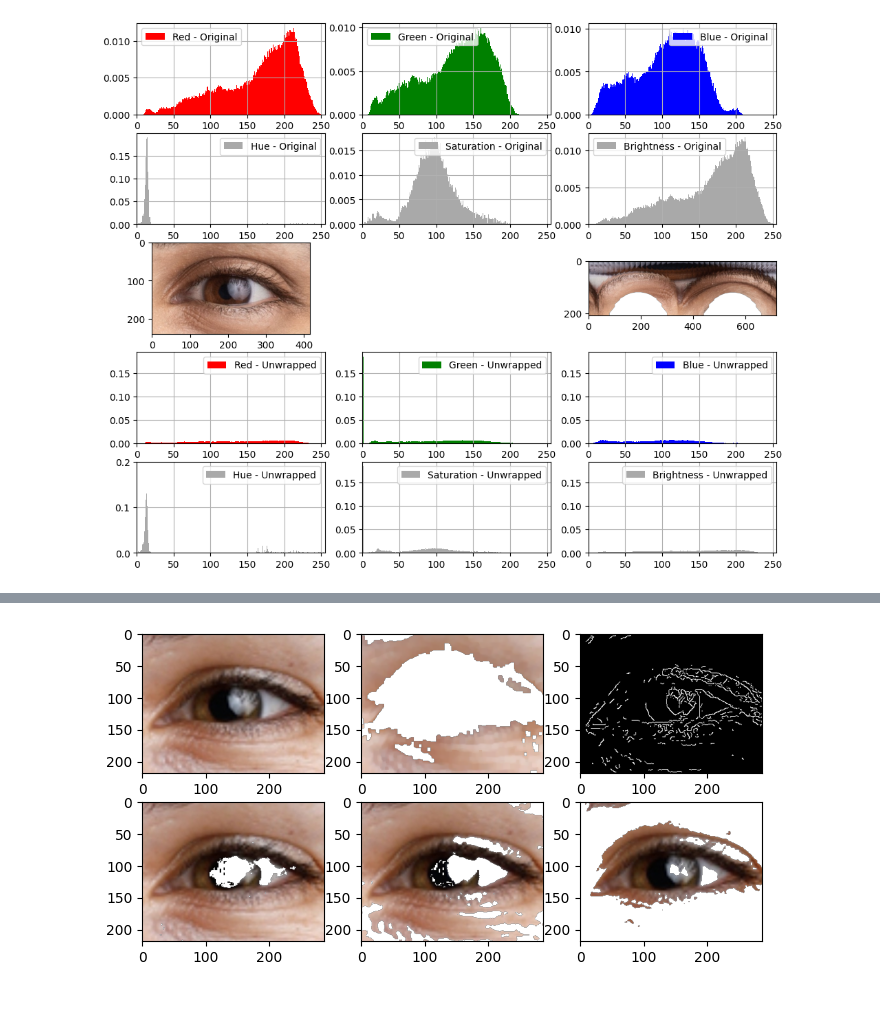
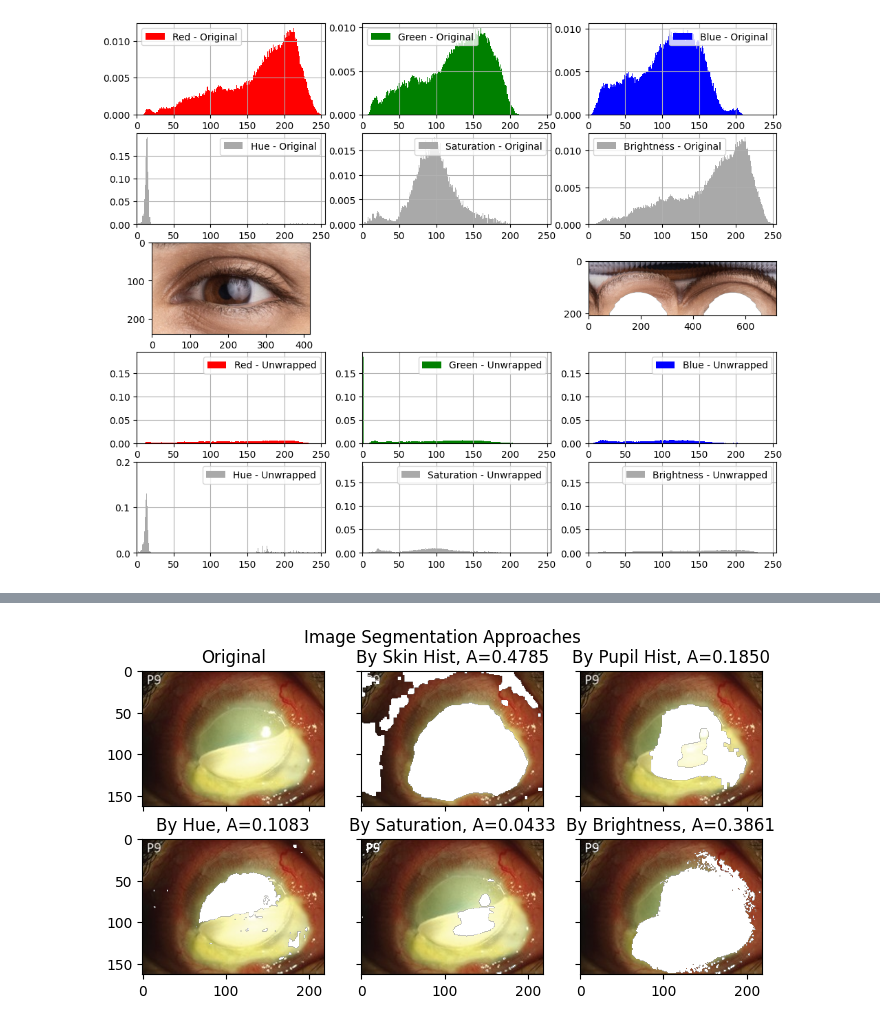
Before and after one commit to ethanrasmussen/EyeTraumaAnalysis, a Jupyter notebook: src/notebooks/skin_removal.ipynb, the cells around one changed output, grey strips where cells are left out. Cells and saved outputs as stored; diff of their text form; code cells hidden in the pictures.

```diff
--- a/src/notebooks/skin_removal.ipynb
+++ b/src/notebooks/skin_removal.ipynb
@@ -57,4 +59,6 @@ axs[1].legend();
 # %%
+image = EyeTraumaAnalysis.Image("data/01_raw/00001_li.jpg")
+
 img_hsv = mpl.colors.rgb_to_hsv(image.img[...,:3]/255.0) * 255
 
 fig, axs = plt.subplots(3, 3, figsize=(12,6))
@@ -62,6 +66,7 @@ fig, axs = plt.subplots(3, 3, figsize=(12,6))
 axs[0,0].imshow(image.img)
 
 axs[0,1].imshow(np.transpose(concatenated, axes=[1,0,2]))
+axs[0,2].axis("off")
 
 axs[1,0].hist(image.img[...,0].ravel(),256,[0,256],density=True, facecolor="red", label="Red");
 axs[1,1].hist(image.img[...,1].ravel(),256,[0,256],density=True, facecolor="green", label="Green");
@@ -131,21 +126,28 @@ for ind, ax in enumerate(axs[3:,:].reshape(-1)):
 # %% [output]
 [figure]
 # %%
-image = EyeTraumaAnalysis.Image("data/01_raw/11004.jpg")
+image = EyeTraumaAnalysis.Image("data/01_raw/00001_li.jpg")
 img_rgb1 = image.img
 img_hsv1 = mpl.colors.rgb_to_hsv(img_rgb1[...,:3]/255.0) * 255
 
 fig, axs = plt.subplots(3, 3, sharex=True, sharey=True)
 axs[0,0].axis("off")
 axs[0,1].imshow(img_rgb1)
+axs[0,1].set_title("Original")
 axs[0,2].axis("off")
 
 axs[1,0].imshow(img_rgb1[...,0], vmin=0, vmax=255, cmap="Reds");
+axs[1,0].set_title("Red (R)")
 axs[1,1].imshow(img_rgb1[...,1], vmin=0, vmax=255, cmap="Blues");
+axs[1,1].set_title("Blue (B)")
 axs[1,2].imshow(img_rgb1[...,2], vmin=0, vmax=255, cmap="Greens");
+axs[1,2].set_title("Green (G)")
 axs[2,0].imshow(img_hsv1[...,0], vmin=0, vmax=255, cmap="Greys");
+axs[2,0].set_title("Hue (H)")
 axs[2,1].imshow(img_hsv1[...,1], vmin=0, vmax=255, cmap="Greys");
+axs[2,1].set_title("Saturation (S)")
 axs[2,2].imshow(img_hsv1[...,2], vmin=0, vmax=255, cmap="Greys");
+axs[2,2].set_title("Brightness (B or V)")
 
 fig.tight_layout(pad=0)
 # %% [output]
@@ -153,38 +155,68 @@ fig.tight_layout(pad=0)
 # %%
+def show_image_seg_approaches(image, plot_region_boundaries=False):
+    img_hsv = cv2.cvtColor(image.img[...,:3], cv2.COLOR_RGB2HSV)
+    ht, wd, ch = img_hsv.shape;
+    center = (int(wd/2),int(ht/2));
+    bottom_region_cutoff = int(ht*95/100)
 
-image = EyeTraumaAnalysis.Image("data/01_raw/11006.jpg")
+    kernel = np.ones((int(wd/50),int(ht/50)),np.uint8)
 
-img_hsv = cv2.cvtColor(image.img[...,:3], cv2.COLOR_RGB2HSV)
-frame_threshold1 = cv2.inRange(img_hsv, (0, 0, 0), (30, 255,255))
-target1 = cv2.bitwise_and(image.img,image.img, mask=frame_threshold1)
+    # Segmentation by hardcoded HSV ranges
+    frame_threshold1 = cv2.inRange(img_hsv, (0, 0, 0), (30, 255,255))
+    target1 = cv2.bitwise_and(image.img,image.img, mask=frame_threshold1)
+    frame_threshold2 = cv2.inRange(img_hsv, (0, 50, 0), (255, 255,255))
+    target2 = cv2.bitwise_and(image.img,image.img, mask=frame_threshold2)
+    frame_threshold3 = cv2.inRange(img_hsv, (0, 0, 00), (255, 255,160))
+    target3 = cv2.bitwise_and(image.img,image.img, mask=frame_threshold3)
 
-frame_threshold2 = cv2.inRange(img_hsv, (0, 50, 0), (255, 255,255))
-target2 = cv2.bitwise_and(image.img,image.img, mask=frame_threshold2)
+    # get bottom region as ground truth for skin
+    region_hsv1 = img_hsv[bottom_region_cutoff:,:,:3]  # :3 removes alpha channel
+    percentiles1 = np.quantile(region_hsv1,[0.01, 0.99], axis=[0,1])    #
+    frame_threshold4 = cv2.inRange(img_hsv, percentiles1[0], percentiles1[1])
+    frame_threshold4 = cv2.morphologyEx(frame_threshold4, cv2.MORPH_CLOSE, kernel)
+    frame_threshold4 = cv2.morphologyEx(frame_threshold4, cv2.MORPH_OPEN, kernel)
+    target4 = cv2.bitwise_and(image.img,image.img, mask=frame_threshold4)
 
-frame_threshold3 = cv2.inRange(img_hsv, (0, 0, 00), (255, 255,160))
-target3 = cv2.bitwise_and(image.img,image.img, mask=frame_threshold3)
+    if plot_region_boundaries:
+        # Draw marker indicating where the edge of ground truth region for skin is
+        target4=cv2.line(target4,(0,bottom_region_cutoff),(int(wd/20),bottom_region_cutoff),(0,255,0,255),2)
 
-fig, axs = plt.subplots(2, 3, figsize=(8,4))
-axs[0,0].imshow(image.img)
+    center_region_mask = np.zeros(img_hsv.shape[:2]);
+    center_region_mask = cv2.circle(center_region_mask, center, int(ht/10), 255, -1)
+    center_region_hsv = img_hsv.reshape( (-1,ch) )[center_region_mask.flatten().astype(bool),:]
+    percentiles2 = np.quantile(center_region_hsv,[0.01, 0.99], axis=[0])    #
+    frame_threshold5 = cv2.inRange(img_hsv, percentiles2[0], percentiles2[1])
+    frame_threshold5 = cv2.morphologyEx(frame_threshold5, cv2.MORPH_CLOSE, kernel)
+    frame_threshold5 = cv2.morphologyEx(frame_threshold5, cv2.MORPH_OPEN, kernel)
+    kernel = np.ones((int(wd/50),int(ht/50)),np.uint8)
+    target5 = cv2.bitwise_and(image.img,image.img, mask=~frame_threshold5)
+    if plot_region_boundaries:
+        # Draw center point to make sure it is at the pupil
+        target5 = cv2.circle(target5, center, int(wd/20), (0,255,0,255), 2)
 
-axs[1,0].imshow(target1);
-axs[1,1].imshow(target2);
-axs[1,2].imshow(target3);
+    # Start plotting
+    fig, axs = plt.subplots(2, 3, figsize=(8,4), sharex=True, sharey=True)
+    axs[0,0].imshow(image.img);
+    axs[0,0].set_title("Original");
 
-ht, wd, ch = img_hsv.shape;
-bottom_region_hsv = img_hsv[int(ht*9/10):,:,:3]  # :3 removes alpha channel
-percentiles = np.quantile(bottom_region_hsv,[0.01, 0.99], axis=[0,1])    #
-frame_threshold = cv2.inRange(img_hsv, percentiles[0], percentiles[1])
+    axs[1,0].imshow(target1);
+    axs[1,0].set_title(f"By Hue, A={1-np.count_nonzero(frame_threshold1)/frame_threshold3.size:.4f}");
+    axs[1,1].imshow(target2);
+    axs[1,1].set_title(f"By Saturation, A={1-np.count_nonzero(frame_threshold2)/frame_threshold3.size:.4f}");
+    axs[1,2].imshow(target3);
+    axs[1,2].set_title(f"By Brightness, A={1-np.count_nonzero(frame_threshold3)/frame_threshold3.size:.4f}");
 
-target4 = cv2.bitwise_and(image.img,image.img, mask=frame_threshold)
-kernel = np.ones((int(wd/50),int(ht/50)),np.uint8)
-target4 = cv2.morphologyEx(target4, cv2.MORPH_OPEN, kernel)
-target4 = cv2.morphologyEx(target4, cv2.MORPH_CLOSE, kernel)
-axs[0,1].imshow(target4);
-#axs[0,2].imshow(cv2.cvtColor(bottom_region_hsv, cv2.COLOR_HSV2RGB));
-axs[0,2].imshow(cv2.Canny(image.img, threshold1=90, threshold2=100), cmap="gray");
+    axs[0,1].imshow(target4);
+    axs[0,1].set_title(f"By Skin Hist, A={1-np.count_nonzero(frame_threshold4)/frame_threshold3.size:.4f}");
+
+    axs[0,2].imshow(target5);
+    axs[0,2].set_title(f"By Pupil Hist, A={np.count_nonzero(frame_threshold5)/frame_threshold3.size:.4f}");
+    fig.suptitle("Image Segmentation Approaches");
+
+image = EyeTraumaAnalysis.Image("data/01_raw/00010_li.jpg")
+show_image_seg_approaches(image, plot_region_boundaries=False)
 # %% [output]
-[figure, old version]
+[figure, new version]
 # %%
 image = EyeTraumaAnalysis.Image("data/01_raw/11006.jpg")
 img_hsv = cv2.cvtColor(image.img[...,:3], cv2.COLOR_RGB2HSV)
```
Also changed, not shown: parts of 10 cells of this notebook, 6 other files.
